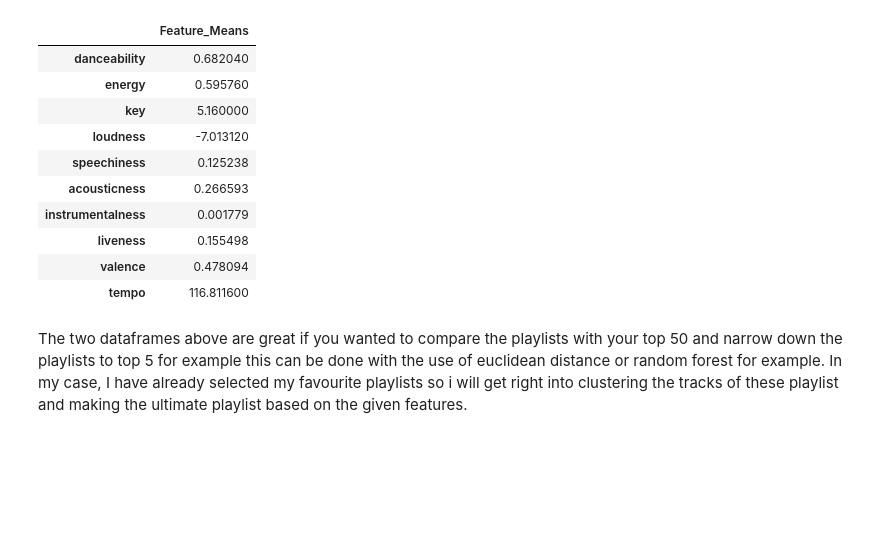
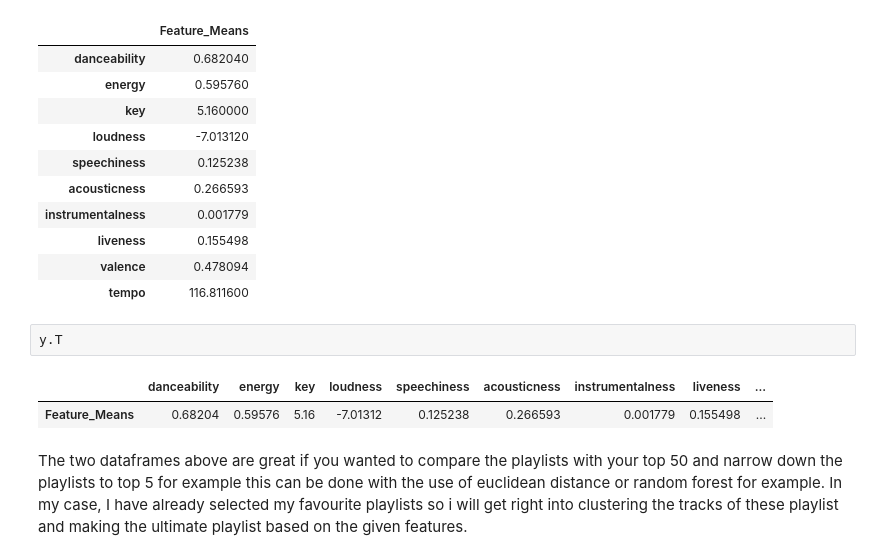
Before and after one commit to AnasjSaad/Spotify_Playlist_Generator, a Jupyter notebook: Playlist_Generator.ipynb, the cells around one changed output. Drawn from its saved outputs; the diff is of its cells as text; blank space fills up the shorter version.

```diff
--- a/Playlist_Generator.ipynb
+++ b/Playlist_Generator.ipynb
@@ -353,6 +353,11 @@ y
 | liveness | 0.155498 |
 | valence | 0.478094 |
 | tempo | 116.811600 |
+# %%
+y.T
+# %% [output]
+|  | danceability | energy | key | loudness | speechiness | acousticness | instrumentalness | liveness | ... |
+| Feature_Means | 0.68204 | 0.59576 | 5.16 | -7.01312 | 0.125238 | 0.266593 | 0.001779 | 0.155498 | ... |
 # %% [markdown]
 The two dataframes above are great if you wanted to compare the playlists with your top 50 and narrow down the playlists to top 5 for example this can be done with the use of euclidean distance or random forest for example. In my case, I have already selected my favourite playlists so i will get right into clustering the tracks of these playlist and making the ultimate playlist based on the given features.
 # %% [markdown]
```
Also changed, not shown: parts of 7 cells of this notebook.
